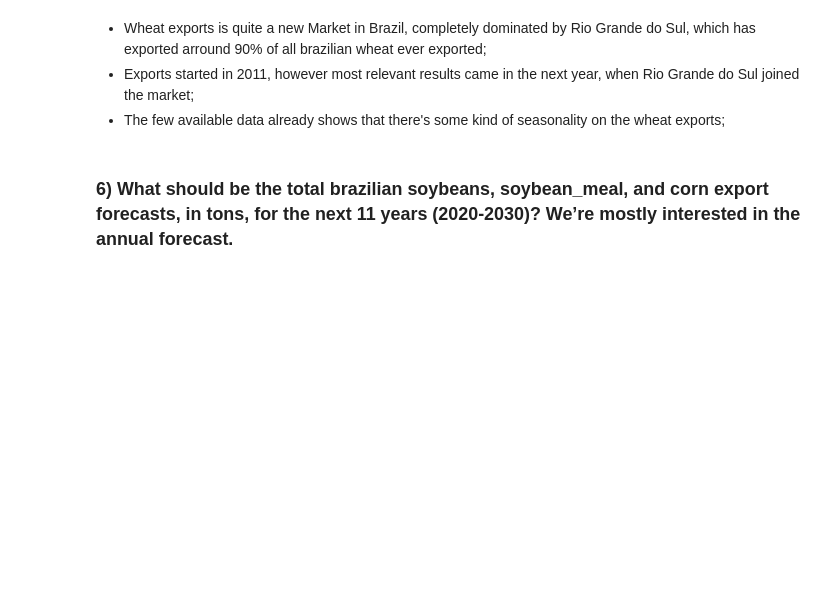
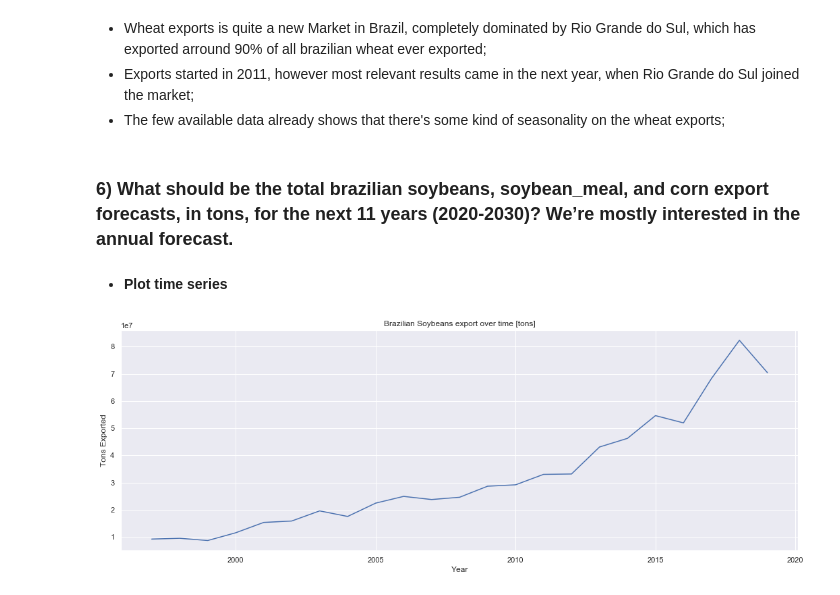
Before and after one commit to rpdieego/case_4intelligence, a Jupyter notebook: Data Analysis Skill Test - Case 2.ipynb, the cells around one changed output. Cells and saved outputs as stored; diff of their text form; code cells hidden in the pictures; blank space fills up the shorter version.

```diff
--- a/Data Analysis Skill Test - Case 2.ipynb
+++ b/Data Analysis Skill Test - Case 2.ipynb
@@ -992,3 +992,27 @@ plot_export_state_over_time(state_prod_year_wheat, 'Wheat')
 *   The few available data already shows that there's some kind of seasonality on the wheat exports;
 # %% [markdown]
 ### 6) What should be the total brazilian soybeans, soybean_meal, and corn export forecasts, in tons, for the next 11 years (2020-2030)? We’re mostly interested in the annual forecast.
+# %%
+# Get Data
+sns.set()
+# %%
+def get_time_series(prod):
+    '''
+    INPUT - (prod) product to querry the original dataset
+
+    OUTPUT - (ts) time series with total amount exported in tons of the inputed product
+
+    '''
+    ts = comex_df[(comex_df['product'] == prod)].groupby('year')['tons'].sum()
+
+    return ts
+# %%
+def plot_ts(ts, prod):
+    '''
+
+    '''
+    plt.figure(figsize = (18,6));
+    plt.title('Brazilian {} export over time [tons]'.format(prod))
+    ax = sns.lineplot(x=ts.index, y=ts.values)
+    plt.xlabel('Year')
+    plt.ylabel('Tons Exported')
@@ -994,0 +1028,18 @@ plot_export_state_over_time(state_prod_year_wheat, 'Wheat')
+# %%
+# Get time series:
+
+# Soybeans
+ts_soybeans = get_time_series('soybeans')
+
+# Soybean Meal
+ts_soybean_meal = get_time_series('soybean_meal')
+
+# Corn
+ts_corn = get_time_series('corn')
+# %% [markdown]
+*   **Plot time series**
+# %%
+# Soybeans
+plot_ts(ts_soybeans, 'Soybeans')
+# %% [output]
+[figure, added]
```
Also changed, not shown: parts of 9 cells of this notebook.
